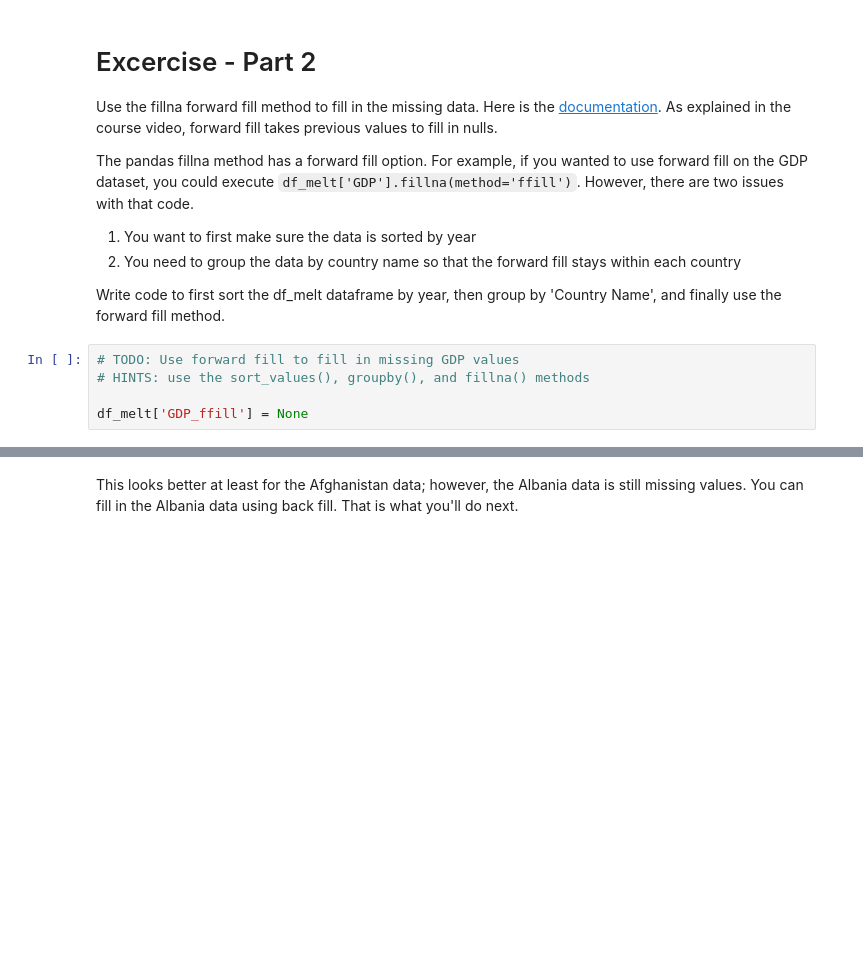
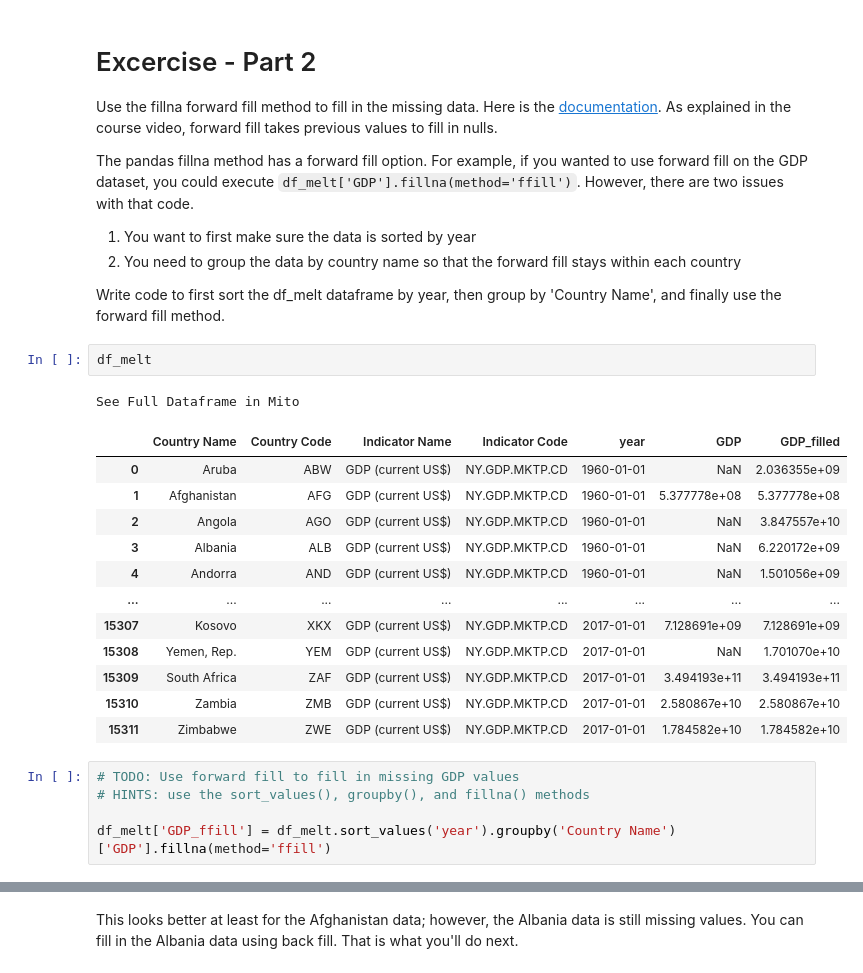
Before and after one commit to Ashes814/udacity_homeworks, a Jupyter notebook: ETL Pipelines/10_imputation_exercise/10_imputations_exercise.ipynb, the cells around one changed output, grey strips where cells are left out. Saved outputs shown, nothing was run; the diff lists cells and outputs as text; blank space fills up the shorter version.

```diff
--- a/ETL Pipelines/10_imputation_exercise/10_imputations_exercise.ipynb
+++ b/ETL Pipelines/10_imputation_exercise/10_imputations_exercise.ipynb
@@ -124,11 +124,27 @@ The pandas fillna method has a forward fill option. For example, if you wanted t
 2. You need to group the data by country name so that the forward fill stays within each country
 
 Write code to first sort the df_melt dataframe by year, then group by 'Country Name', and finally use the forward fill method.
+# %%
+df_melt
+# %% [output]
+See Full Dataframe in Mito
+|  | Country Name | Country Code | Indicator Name | Indicator Code | year | GDP | GDP_filled |
+| 0 | Aruba | ABW | GDP (current US$) | NY.GDP.MKTP.CD | 1960-01-01 | NaN | 2.036355e+09 |
+| 1 | Afghanistan | AFG | GDP (current US$) | NY.GDP.MKTP.CD | 1960-01-01 | 5.377778e+08 | 5.377778e+08 |
+| 2 | Angola | AGO | GDP (current US$) | NY.GDP.MKTP.CD | 1960-01-01 | NaN | 3.847557e+10 |
+| 3 | Albania | ALB | GDP (current US$) | NY.GDP.MKTP.CD | 1960-01-01 | NaN | 6.220172e+09 |
+| 4 | Andorra | AND | GDP (current US$) | NY.GDP.MKTP.CD | 1960-01-01 | NaN | 1.501056e+09 |
+| ... | ... | ... | ... | ... | ... | ... | ... |
+| 15307 | Kosovo | XKX | GDP (current US$) | NY.GDP.MKTP.CD | 2017-01-01 | 7.128691e+09 | 7.128691e+09 |
+| 15308 | Yemen, Rep. | YEM | GDP (current US$) | NY.GDP.MKTP.CD | 2017-01-01 | NaN | 1.701070e+10 |
+| 15309 | South Africa | ZAF | GDP (current US$) | NY.GDP.MKTP.CD | 2017-01-01 | 3.494193e+11 | 3.494193e+11 |
+| 15310 | Zambia | ZMB | GDP (current US$) | NY.GDP.MKTP.CD | 2017-01-01 | 2.580867e+10 | 2.580867e+10 |
+| 15311 | Zimbabwe | ZWE | GDP (current US$) | NY.GDP.MKTP.CD | 2017-01-01 | 1.784582e+10 | 1.784582e+10 |
 # %%
 # TODO: Use forward fill to fill in missing GDP values
 # HINTS: use the sort_values(), groupby(), and fillna() methods
 
-df_melt['GDP_ffill'] = None
+df_melt['GDP_ffill'] = df_melt.sort_values('year').groupby('Country Name')['GDP'].fillna(method='ffill')
 # %%
 # plot the results
 plot_results('GDP_ffill')
```
Also changed, not shown: parts of 1 cell of this notebook, 1 other file.
